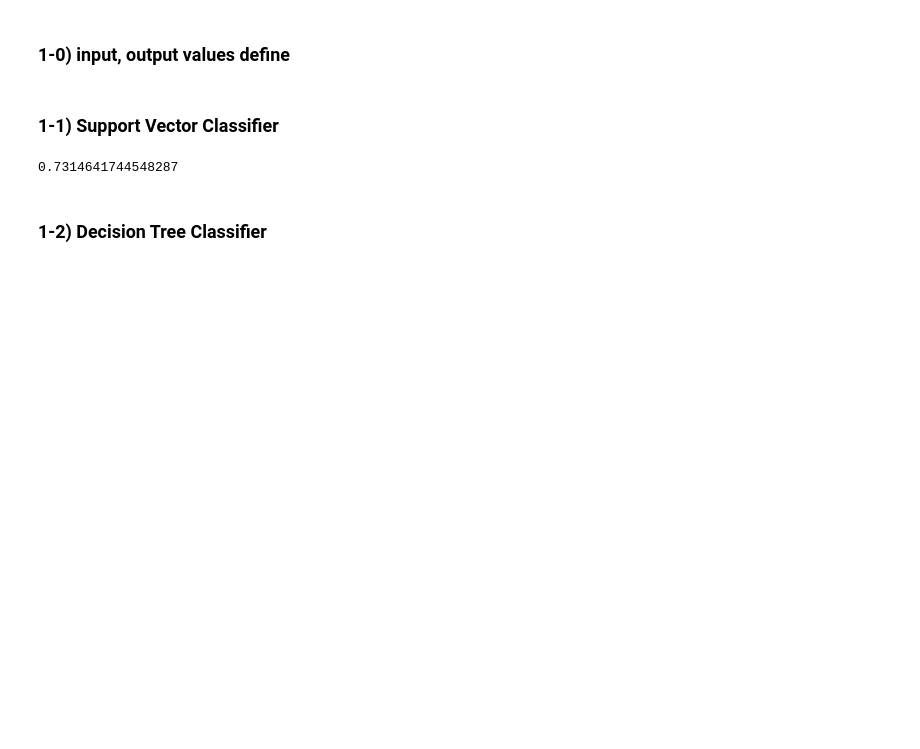
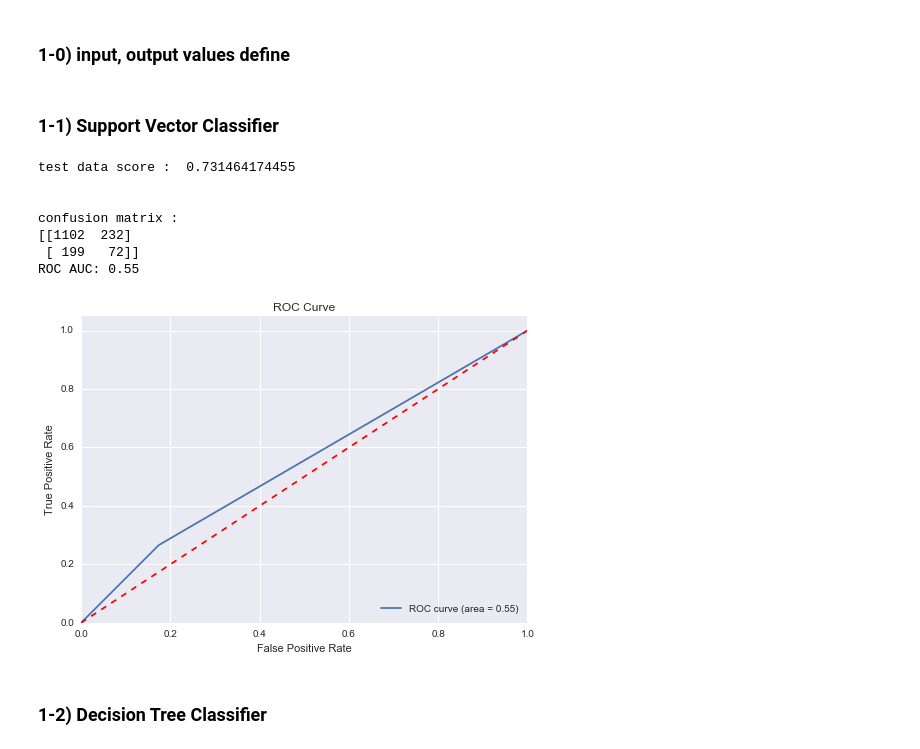
Before and after one commit to yennanliu/Kaggle.com_mini_project, a Jupyter notebook: Speed_Dating/Kaggle_Speeding_Dating.ipynb, the cells around one changed output. Cells and saved outputs as stored; diff of their text form; code cells hidden in the pictures; blank space fills up the shorter version.

Commit message:
add ROC curve, confusion matrix, model comparision

```diff
--- a/Speed_Dating/Kaggle_Speeding_Dating.ipynb
+++ b/Speed_Dating/Kaggle_Speeding_Dating.ipynb
@@ -87,13 +150,21 @@ X_train, X_test, y_train, y_test = train_test_separate(X,y)
 # %% [markdown]
 ### 1-1) Support Vector Classifier
 # %%
-from sklearn.svm import SVC
+from sklearn.tree import DecisionTreeClassifier
+clf_svc = DecisionTreeClassifier(random_state=0)
+#clf_svc.fit(X_train, y_train)
+#clf_svc.score(X_test,y_test)
 
-clf_svc = DecisionTreeClassifier(random_state=0)
-clf_svc.fit(X_train, y_train)
-clf_svc.score(X_test,y_test)
+basic_fitting(X,y,clf_svc)
 # %% [output]
-0.7314641744548287
+test data score :  0.731464174455
+
+
+confusion matrix :
+[[1102  232]
+ [ 199   72]]
+ROC AUC: 0.55
+[figure, added]
 # %% [markdown]
 ### 1-2) Decision Tree Classifier
 # %%
```
Also changed, not shown: parts of 11 cells of this notebook.
